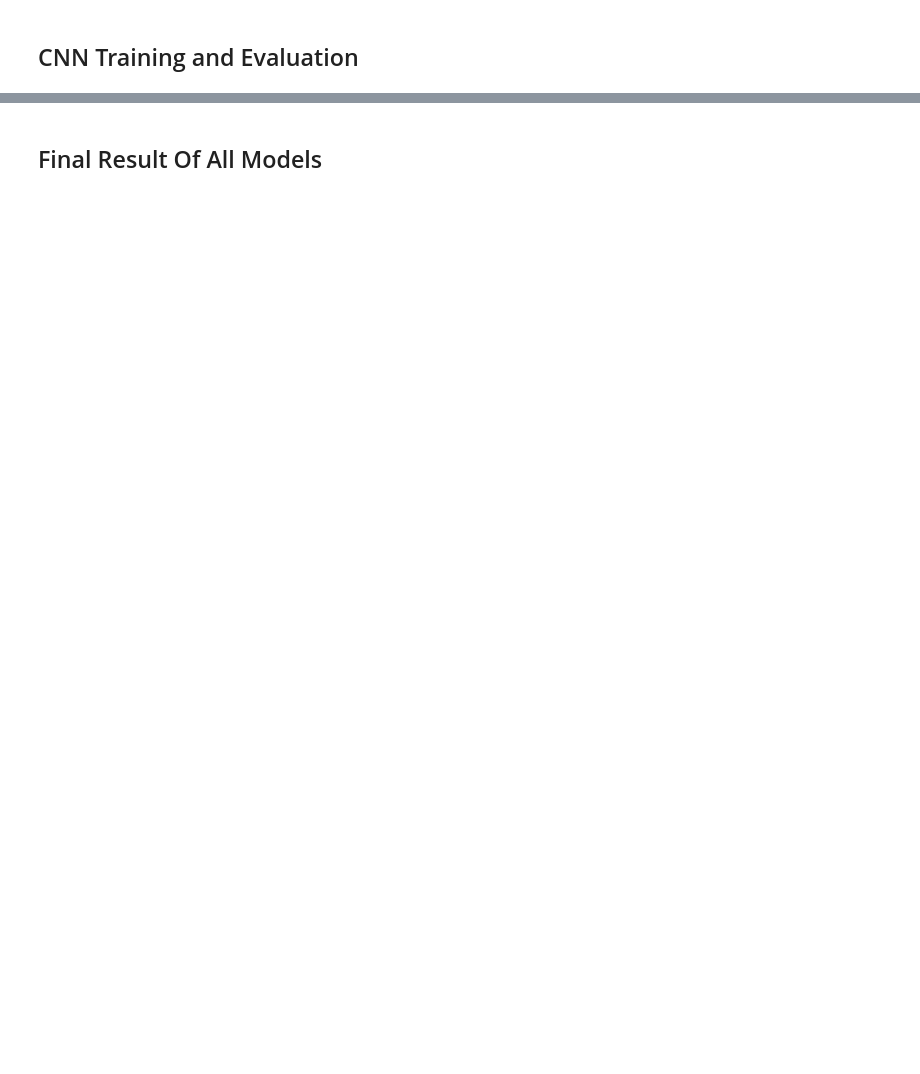
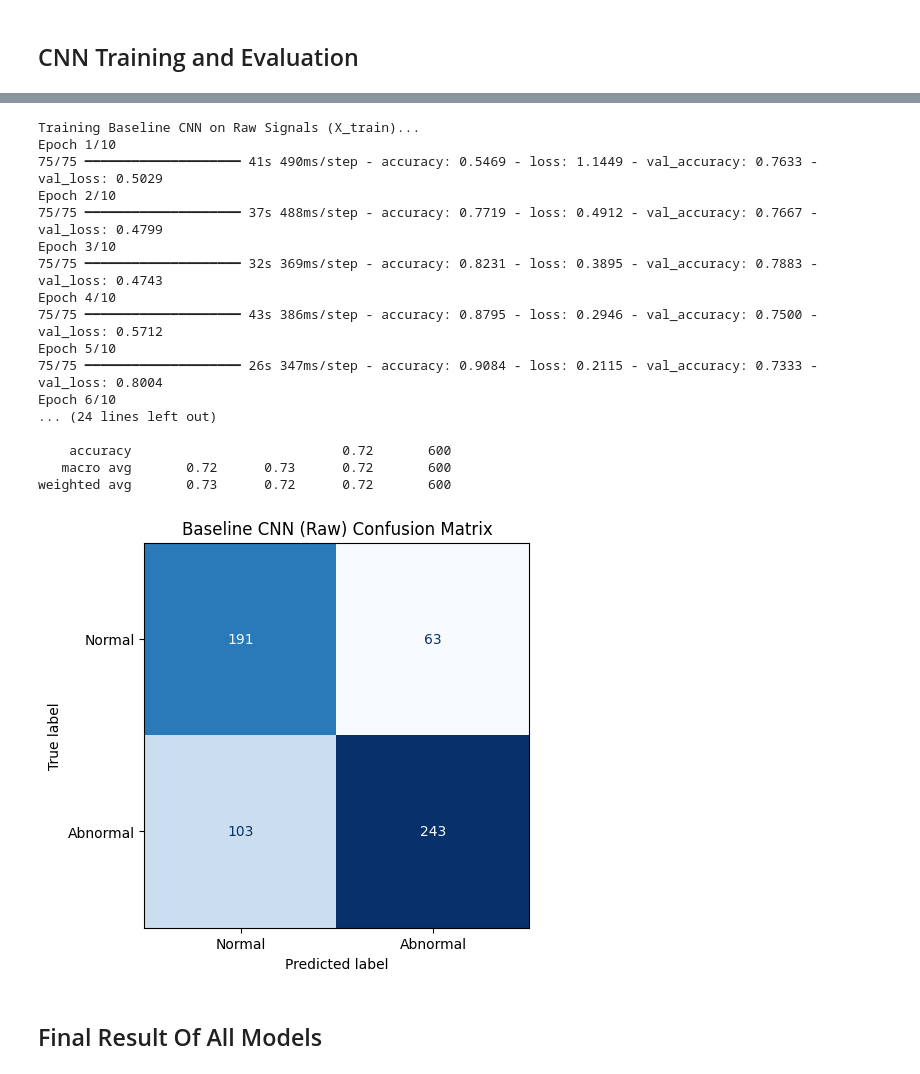
Before and after one commit to ranganpal/Heart-Attack-ECG-Detection, a Jupyter notebook: heart_attack_ecg_detection.ipynb, the cells around one changed output, grey strips where cells are left out. Drawn from its saved outputs; the diff is of its cells as text; code cells hidden in the pictures; blank space fills up the shorter version.

```diff
--- a/heart_attack_ecg_detection.ipynb
+++ b/heart_attack_ecg_detection.ipynb
@@ -515,3 +610,64 @@ F1 Score: 44.14%
+# %%
+# 1. Define Architecture (Baseline 1D-CNN)
+def build_baseline_cnn(input_shape):
+    model = Sequential([
+        Input(shape=input_shape),
+
+        # Conv Block 1
+        Conv1D(filters=32, kernel_size=5, activation='relu', padding='same'),
+        MaxPooling1D(pool_size=2),
+
+        # Conv Block 2
+        Conv1D(filters=64, kernel_size=5, activation='relu', padding='same'),
+        MaxPooling1D(pool_size=2),
+
+        # Flatten & Dense
+        Flatten(),
+        Dense(64, activation='relu'),
+        Dropout(0.5),
+        Dense(1, activation='sigmoid') # Binary Output
+    ])
+
+    model.compile(optimizer='adam', loss='binary_crossentropy', metrics=['accuracy'])
+    return model
+
+# 2. Build & Train (On RAW Data: X_train, not Xf_train)
+print("Training Baseline CNN on Raw Signals (X_train)...")
+cnn_model = build_baseline_cnn((5000, 12))
+
+history = cnn_model.fit(
+    X_train, y_train_bin,
+    validation_data=(X_test, y_test_bin),
+    epochs=10,
+    batch_size=32,
+    verbose=1
+)
+
+# 3. Predict (Returns probabilities, need to convert to 0/1)
+y_pred_prob = cnn_model.predict(X_test)
+y_pred_cnn = (y_pred_prob > 0.5).astype(int).flatten()
+
+# 4. Evaluate
+res_cnn = evaluate_model("Baseline CNN (Raw)", y_test_bin, y_pred_cnn)
+# %% [output]
+Training Baseline CNN on Raw Signals (X_train)...
+Epoch 1/10
+75/75 ━━━━━━━━━━━━━━━━━━━━ 41s 490ms/step - accuracy: 0.5469 - loss: 1.1449 - val_accuracy: 0.7633 - val_loss: 0.5029
+Epoch 2/10
+75/75 ━━━━━━━━━━━━━━━━━━━━ 37s 488ms/step - accuracy: 0.7719 - loss: 0.4912 - val_accuracy: 0.7667 - val_loss: 0.4799
+Epoch 3/10
+75/75 ━━━━━━━━━━━━━━━━━━━━ 32s 369ms/step - accuracy: 0.8231 - loss: 0.3895 - val_accuracy: 0.7883 - val_loss: 0.4743
+Epoch 4/10
+75/75 ━━━━━━━━━━━━━━━━━━━━ 43s 386ms/step - accuracy: 0.8795 - loss: 0.2946 - val_accuracy: 0.7500 - val_loss: 0.5712
+Epoch 5/10
+75/75 ━━━━━━━━━━━━━━━━━━━━ 26s 347ms/step - accuracy: 0.9084 - loss: 0.2115 - val_accuracy: 0.7333 - val_loss: 0.8004
+Epoch 6/10
+... (24 lines left out)
+
+    accuracy                           0.72       600
+   macro avg       0.72      0.73      0.72       600
+weighted avg       0.73      0.72      0.72       600
+[figure, added]
 # %% [markdown]
 ## Final Result Of All Models
 # %%
```
Also changed, not shown: parts of 19 cells of this notebook.
